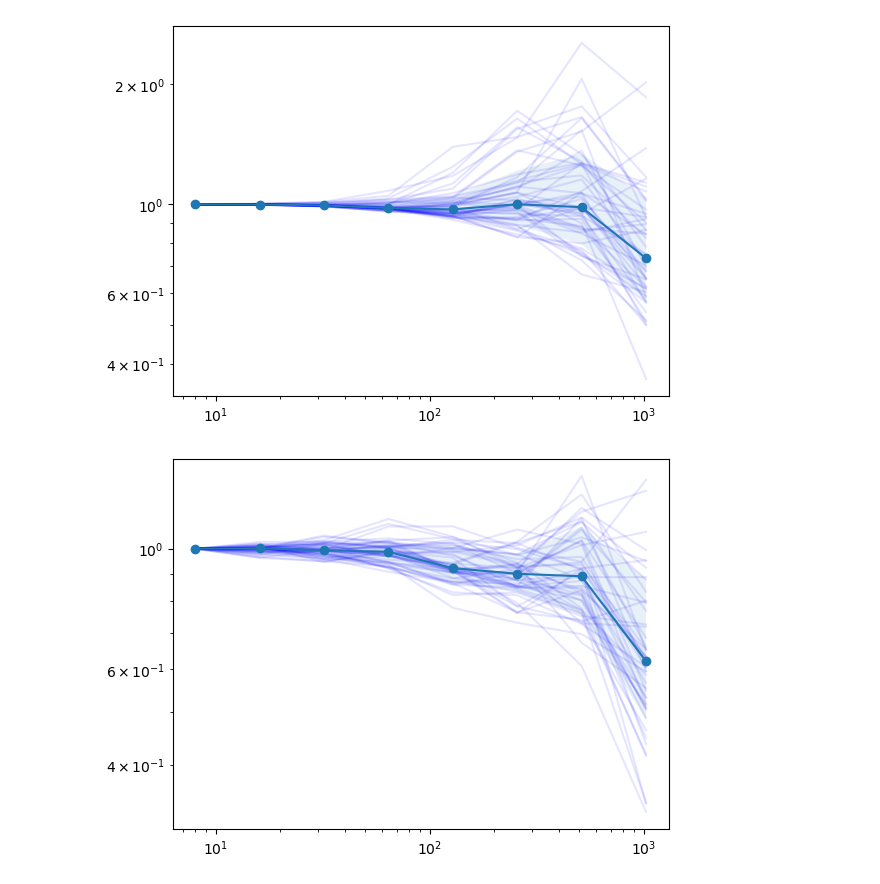
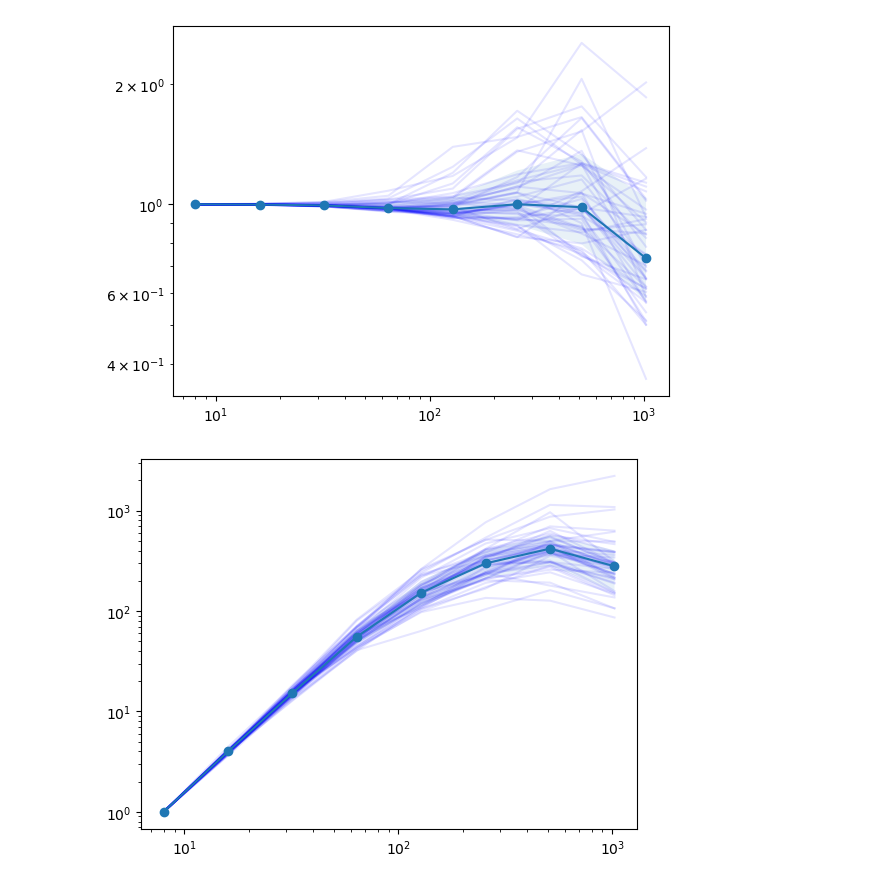
Before and after one commit to comejuliet/TIGRESS, a Jupyter notebook: new_models/correlation_calculation.ipynb, the cells around one changed output. Saved outputs shown, nothing was run; the diff lists cells and outputs as text; code cells hidden in the pictures.

```diff
--- a/new_models/correlation_calculation.ipynb
+++ b/new_models/correlation_calculation.ipynb
@@ -242,7 +242,7 @@ def get_correlation_method2(map1,map2=None,Nbin=8,return_map=False):
         if map2 is not None:
             submap2 = rebin(map2,i)
             submap2_nonzero = submap2[idx]
-            dmap2 = (submap2-submap2_nonzero.mean())/submap2_nonzero.mean()
+            dmap2 = (submap2-submap2.mean())/submap2.mean()
         else:
             dmap2 = dmap1
         corr.append((dmap1*dmap2).mean())
@@ -433,11 +452,0 @@ plt.yscale('log')
-# %%
-# cross correlation with Sigma_gas
-fref = 'Sigma_gas'
-for f in ['Sigma_gas','Sigma_HI','Sigma_H2','EM','Sigma_SFR','Sigma_SFR_Halpha']:
-    corr = get_correlation_method2((data[f]),(data[fref]),return_map=False)
-    plt.plot(L,corr,'o-',label=f,)
-plt.xscale('log')
-plt.legend()
-plt.xlabel('L [pc]')
-plt.ylabel(r'$\xi^{EM-X}(L)/\xi^{EM-X}(\Delta x)$')
-plt.yscale('log')
@@ -447,4 +480,33 @@ plt.yscale('log')
 # Example Analysis of time series
 # %%
 s = ncr
+# %%
+Nnums = len(s.nums)
+autocorr = dict()
+crosscorr = dict()
+for j,num in enumerate(s.nums):
+    prj = s.read_prj(num)
+    sp = s.load_starpar_vtk(num)
+    x,y,Sigma_SFR = get_Sigma_SFR(s,sp)
+    data = prj['z']
+    data['Sigma_SFR'] = Sigma_SFR
+
+    # autocorrelation
+    for f in ['Sigma_gas','Sigma_HI','Sigma_H2','EM','Sigma_SFR']:
+        if f not in autocorr:
+            autocorr[f] = [] # initialization
+        autocorr[f].append(get_correlation_method2(data[f],return_map=False))
+
+    # cross correlation
+    fref = 'Sigma_gas'
+    for f in ['Sigma_HI','Sigma_H2','EM','Sigma_SFR']:
+        if f not in crosscorr:
+             crosscorr[f] = [] # initialization
+        crosscorr[f].append(get_correlation_method2(data[f],data[fref],return_map=False))
+
+# make list to numpy array
+for f in autocorr:
+    autocorr[f] = np.array(autocorr[f])
+for f in crosscorr:
+    crosscorr[f] = np.array(crosscorr[f])
 # %%
@@ -459,13 +521,13 @@ plt.xscale('log')
 # %% [output]
 [figure]
 # %%
-plt.plot(L,crosscorr[f].T/crosscorr[f][:,0],color='b',alpha=0.1);
+plt.plot(L,crosscorr['Sigma_SFR'].T/crosscorr['Sigma_SFR'][:,0],color='b',alpha=0.1);
 y_series = crosscorr[f].T/crosscorr[f][:,0]
 y = np.percentile(y_series,[16,50,84],axis=1)
 plt.fill_between(L,y[0],y[2],alpha=0.1)
 plt.plot(L,y[1],'o-')
 # plt.plot(L,corr[f].mean(axis=0)/corr[f].mean(axis=0)[0],'o-',color='b');
 plt.yscale('log')
 plt.xscale('log')
 # %% [output]
-[figure, old version]
+[figure, new version]
```
Also changed, not shown: parts of 10 cells of this notebook.
